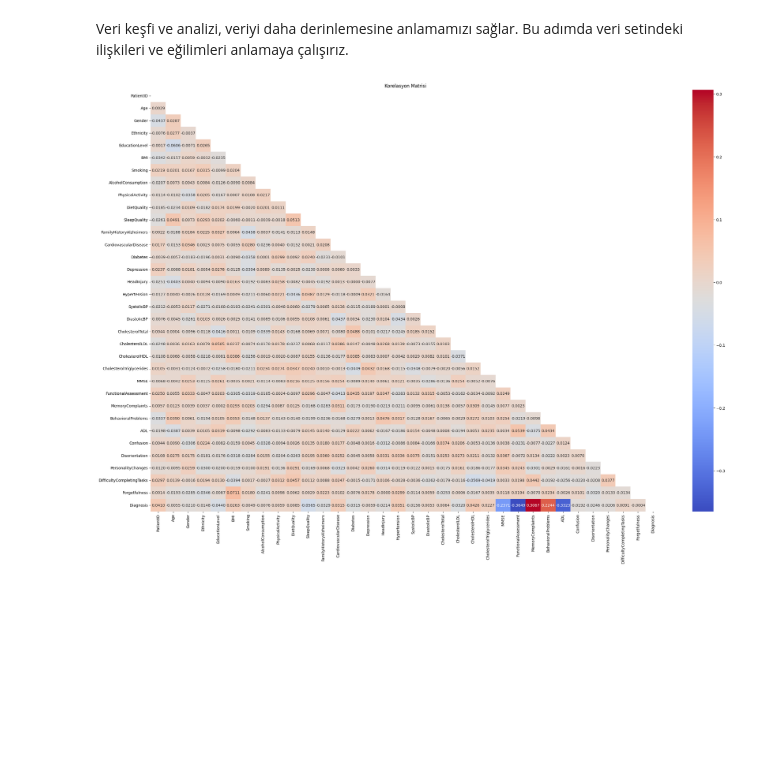
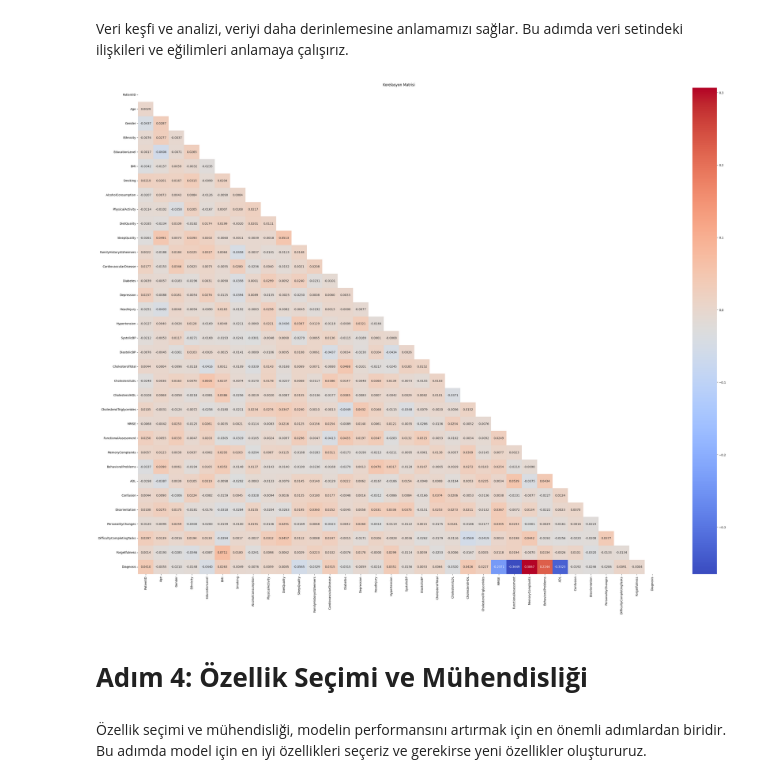
Before and after one commit to gamzegezgin/Alzheimers_Disease_Analysis, a Jupyter notebook: alzheimers_disease_analysis.ipynb, the cells around one changed output. Saved outputs shown, nothing was run; the diff lists cells and outputs as text; code cells hidden in the pictures; blank space fills up the shorter version.

```diff
--- a/alzheimers_disease_analysis.ipynb
+++ b/alzheimers_disease_analysis.ipynb
@@ -93,17 +94,23 @@ Veri keşfi ve analizi, veriyi daha derinlemesine anlamamızı sağlar. Bu adım
 # %%
 data = data.drop(columns=['DoctorInCharge'])
 # %%
+#korelasyon matrisi
+
 corr_matrix = data.corr()
 
 np.fill_diagonal(corr_matrix.values, np.nan)
 
 corr_matrix = corr_matrix.where(np.tril(np.ones(corr_matrix.shape), k=-1).astype(bool))
 
 
 
-plt.figure(figsize=(30,20))
+plt.figure(figsize=(40,30))
 sns.heatmap(corr_matrix, annot=True, cmap='coolwarm', fmt='.4f')
 plt.title('Korelasyon Matrisi')
 plt.show()
 # %% [output]
-[figure, old version]
+[figure, new version]
+# %% [markdown]
+# **Adım 4: Özellik Seçimi ve Mühendisliği**
+# %% [markdown]
+Özellik seçimi ve mühendisliği, modelin performansını artırmak için en önemli adımlardan biridir. Bu adımda model için en iyi özellikleri seçeriz ve gerekirse yeni özellikler oluştururuz.
```
Also changed, not shown: parts of 10 cells of this notebook, 1 other file.
